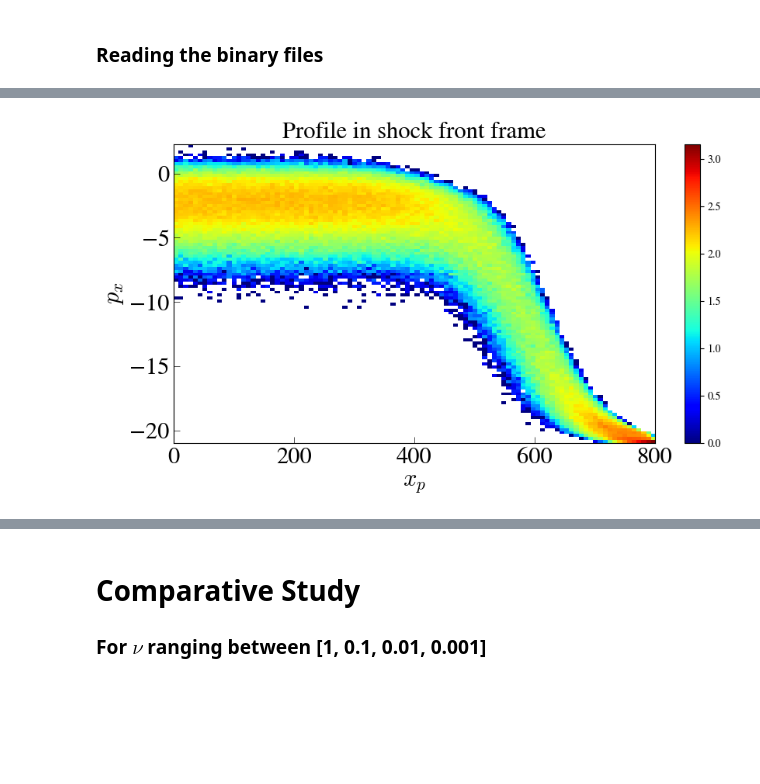
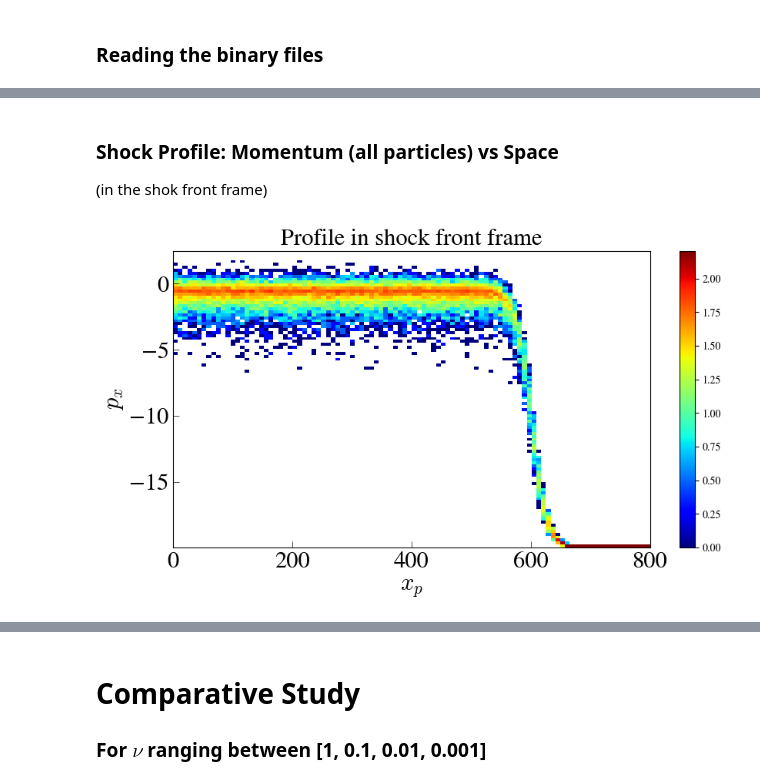
Before and after one commit to Kartav33/shock_gamma_20, a Jupyter notebook: scratch_code_analysis.ipynb, the cells around one changed output, grey strips where cells are left out. Drawn from its saved outputs; the diff is of its cells as text; code cells hidden in the pictures; blank space fills up the shorter version.

```diff
--- a/scratch_code_analysis.ipynb
+++ b/scratch_code_analysis.ipynb
@@ -129,9 +145,9 @@ matplotlib.rcParams['font.family'] = 'STIXGeneral'
 # %%
 # Reading the binary files stored in the diags folder
 
-PATH = '/media/kk/ac140ca2-6543-496e-8b32-44ebee8af5f3/storage/scratch/shock_Gamma_20/diags/'
+PATH = '/home/kartav/scratch/shock_Gamma_20/diags/'
 g = data(PATH)
-n = 10
+n = 16
 
 d1 = g.read('charge','1',n)
 Jx1 = g.read('Jx','1',n)/np.abs(d1)
@@ -150,32 +197,35 @@ FortranEOFError: End of file occurred at end of record
+# %% [markdown]
+### Shock Profile: Momentum (all particles) vs Space
+(in the shok front frame)
 # %%
-# Static plot generated for the last slice of the profile eveolution
+# Static plot generated for the last slice of the profile evolution
 
 it = n-1
 
 fig, axs = plt.subplots(1,1,figsize=(10, 5))
 fslabel = 22
 fslegend = 22
 fstick = 22
 fstxt = 22
 
-p1 = axs.imshow(np.log10(px1[it,:,:]),aspect='auto',cmap='jet',vmin=None,vmax=None,extent=[px_xpar1[it,1],px_xpar1[it,2],px_ypar1[it,1]-1,px_ypar1[it,2]-1])
+p1 = axs.imshow(np.log10(px1[it,:,:]),aspect='auto',cmap='jet',vmin=None,vmax=None,extent=[px_xpar1[it,1],px_xpar1[it,2],px_ypar1[it,1],px_ypar1[it,2]])
 plt.colorbar(p1,ax=axs)
 #axs.set_title(r'$\omega_{\rm i} t = %7.2f$ '%(Bz.TIME[0]/norm),fontsize=fslabel)
     #cbar = plt.colorbar()
 #axs[0,0].set_xlabel(r'$x\,[c/\omega_{\rm p}]$',fontsize=fslabel)
 #axs.set_ylabel(r'$y\,[c/\omega_{\rm p}]$',fontsize=fslabel)
 axs.tick_params(which='major', direction='in', length=6, width=0.5, colors='k',
                            grid_color='r', grid_alpha=0.5, labelsize = fstick)
 axs.tick_params(which='minor', direction='in', length=3, width=0.5, colors='k',
                            grid_color='r', grid_alpha=0.5)
 # Set labels and title with consistent font sizes
 axs.set_ylabel('$p_x$', fontsize=fslabel)
 axs.set_xlabel('$x_p$', fontsize=fslabel)
 axs.set_title('Profile in shock front frame', fontsize=fslabel)
 
 # axs.set_ylim(0.,0.8)
 # axs.set_ylim(-30,20)
-#plt.axhline(-0.1)
+# plt.axhline(-0.1)
 plt.show()
 # %% [output]
-[figure, old version]
+[figure, new version]
```
Also changed, not shown: parts of 46 cells of this notebook.
